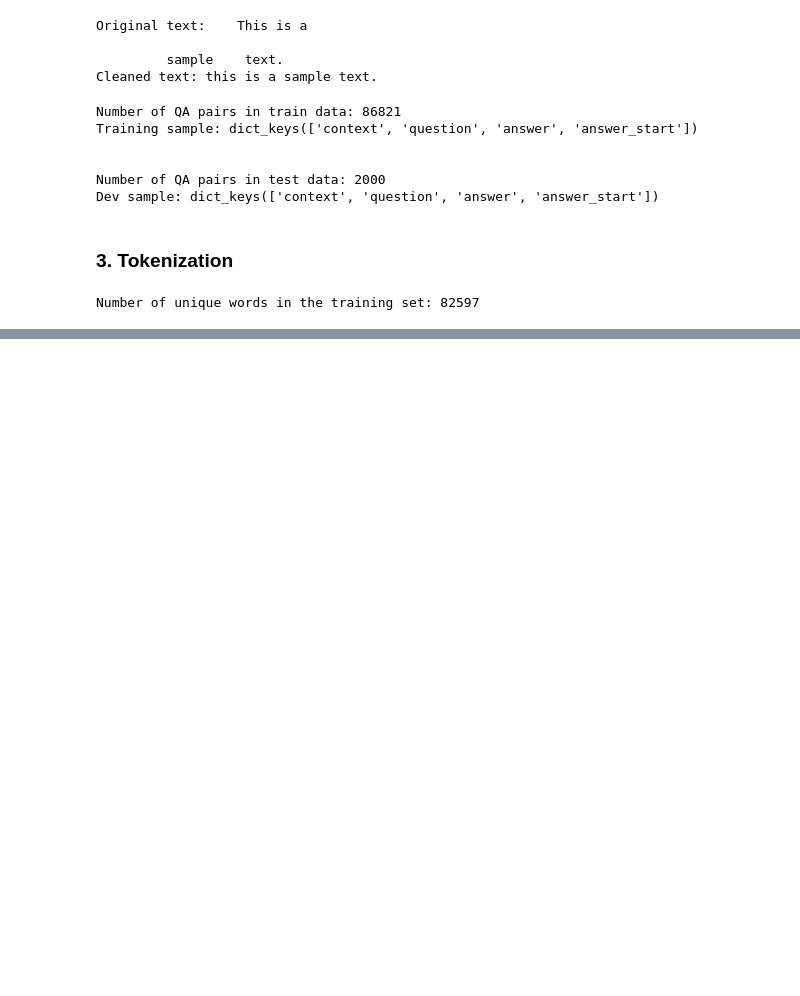
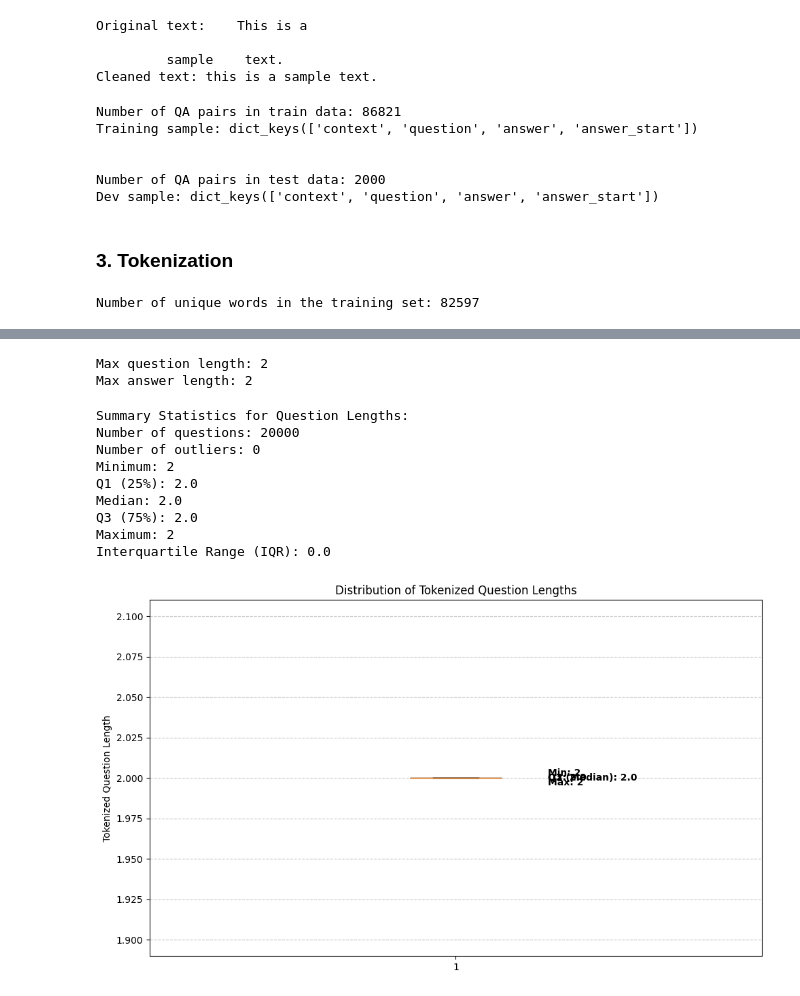
Before and after one commit to OMAR-AHMED-SAAD/NLP_PROJECT_111, a Jupyter notebook: m2_notebook.ipynb, the cells around one changed output, grey strips where cells are left out. Saved outputs shown, nothing was run; the diff lists cells and outputs as text; code cells hidden in the pictures; blank space fills up the shorter version.

```diff
--- a/m2_notebook.ipynb
+++ b/m2_notebook.ipynb
@@ -141,7 +154,7 @@ Dev sample: dict_keys(['context', 'question', 'answer', 'answer_start'])
 # %%
 unique_words = set()
 
-for sample in train_samples:
+for sample in train_dataset:
     context = sample["context"]
     question = sample["question"]
     answer = sample["answer"]
@@ -156,11 +169,8 @@ print("Number of unique words in the training set:", len(unique_words))
 # %% [output]
 Number of unique words in the training set: 82597
 # %%
-from tokenizers import Tokenizer, models, trainers, pre_tokenizers
-
-
 combined_text = []
-for sample in train_samples:
+for sample in train_dataset:
     combined_text.append(sample["context"])
     combined_text.append(sample["question"])
     combined_text.append(sample["answer"])
@@ -239,0 +208,3 @@ Decoded Output: how is the weather in france ?
+# %%
+# Creating a tokenizer for answer
+tokenizer = BPETokenizer(max_length=10)
@@ -239,0 +231,6 @@ Decoded Output: how is the weather in france ?
+# %%
+# Getting the dataset
+train_dataset = load_and_process_squad("data/m2_train.json", max_samples=20000)
+dev_dataset = load_and_process_squad("data/m2_dev.json", max_samples=2000)
+print("Number of training samples:", len(train_dataset))
+print("Number of dev samples:", len(dev_dataset))
@@ -239,0 +256,58 @@ Decoded Output: how is the weather in france ?
+# %%
+# Viewing the length of the longest question, context, and answer
+max_question_length = max(len(tokenizer.encode(sample["question"])) for sample in train_dataset)
+max_answer_length = max(len(tokenizer.encode(sample["answer"])) for sample in train_dataset)
+
+print("Max question length:", max_question_length)
+print("Max answer length:", max_answer_length)
+# %% [output]
+Max question length: 2
+Max answer length: 2
+# %%
+# Visualizing the distribution of tokenized question lengths
+question_lengths = [len(tokenizer.encode(sample["question"])) for sample in train_dataset]
+plt.figure(figsize=(10, 6))
+boxplot = plt.boxplot(question_lengths, vert=True, patch_artist=True)
+plt.title("Distribution of Tokenized Question Lengths")
+plt.ylabel("Tokenized Question Length")
+
+# Calculate and display quartiles
+quartiles = np.percentile(question_lengths, [25, 50, 75])
+min_val = np.min(question_lengths)
+max_val = np.max(question_lengths)
+
+plt.text(1.15, quartiles[0], f'Q1: {quartiles[0]:.1f}',
+         verticalalignment='center', fontweight='bold')
+plt.text(1.15, quartiles[1], f'Q2 (Median): {quartiles[1]:.1f}',
+         verticalalignment='center', fontweight='bold')
+plt.text(1.15, quartiles[2], f'Q3: {quartiles[2]:.1f}',
+         verticalalignment='center', fontweight='bold')
+plt.text(1.15, min_val, f'Min: {min_val}',
+         verticalalignment='bottom', fontweight='bold')
+plt.text(1.15, max_val, f'Max: {max_val}',
+         verticalalignment='top', fontweight='bold')
+
+print(f"Summary Statistics for Question Lengths:")
+print("Number of questions:", len(question_lengths))
+print("Number of outliers:", len([x for x in question_lengths if x > quartiles[2] + 1.5 * (quartiles[2] - quartiles[0])]) + len([x for x in question_lengths if x < quartiles[0] - 1.5 * (quartiles[2] - quartiles[0])]))
+print(f"Minimum: {min_val}")
+print(f"Q1 (25%): {quartiles[0]:.1f}")
+print(f"Median: {quartiles[1]:.1f}")
+print(f"Q3 (75%): {quartiles[2]:.1f}")
+print(f"Maximum: {max_val}")
+print(f"Interquartile Range (IQR): {quartiles[2] - quartiles[0]:.1f}")
+
+plt.grid(True, axis='y', linestyle='--', alpha=0.7)
+plt.tight_layout()
+plt.show()
+# %% [output]
+Summary Statistics for Question Lengths:
+Number of questions: 20000
+Number of outliers: 0
+Minimum: 2
+Q1 (25%): 2.0
+Median: 2.0
+Q3 (75%): 2.0
+Maximum: 2
+Interquartile Range (IQR): 0.0
+[figure, added]
```
Also changed, not shown: parts of 15 cells of this notebook, 2 other files.
